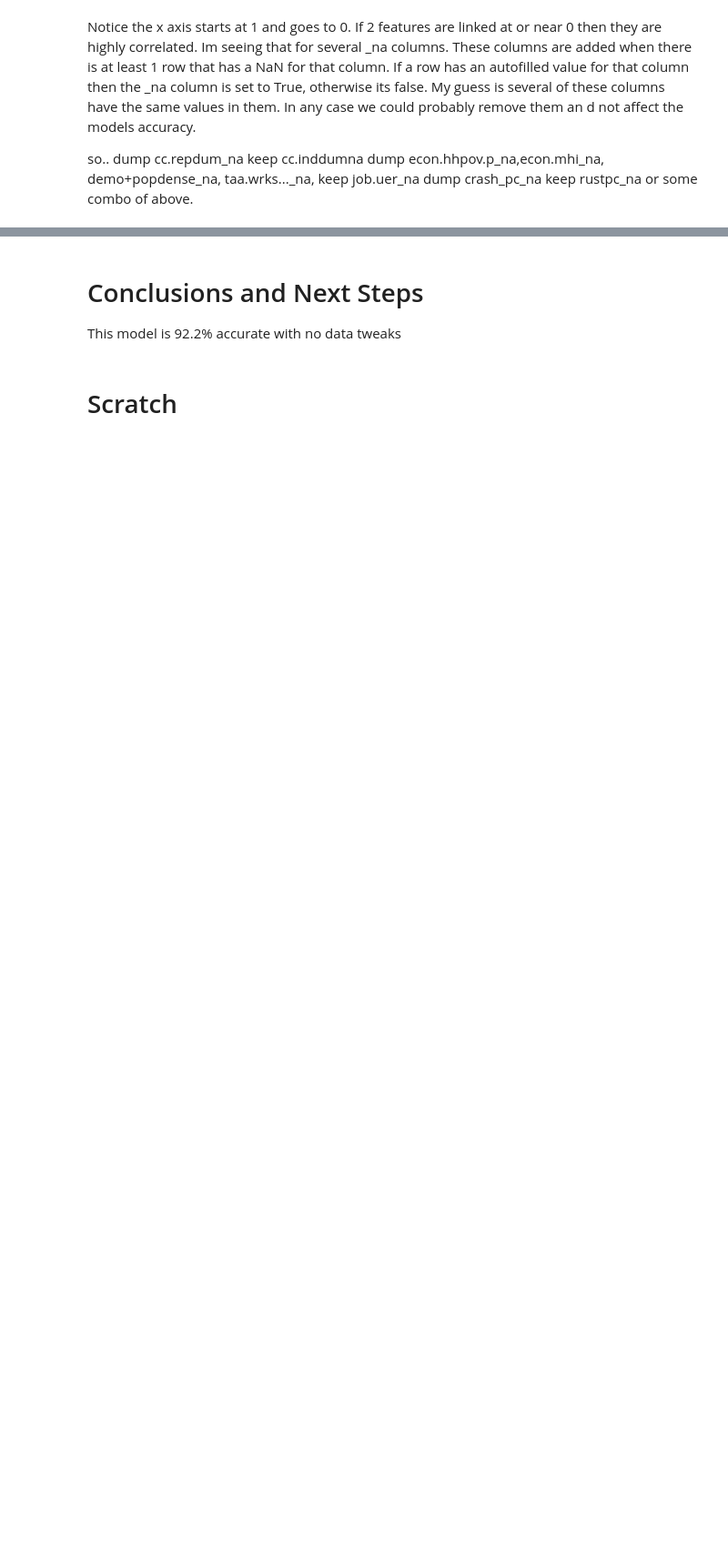
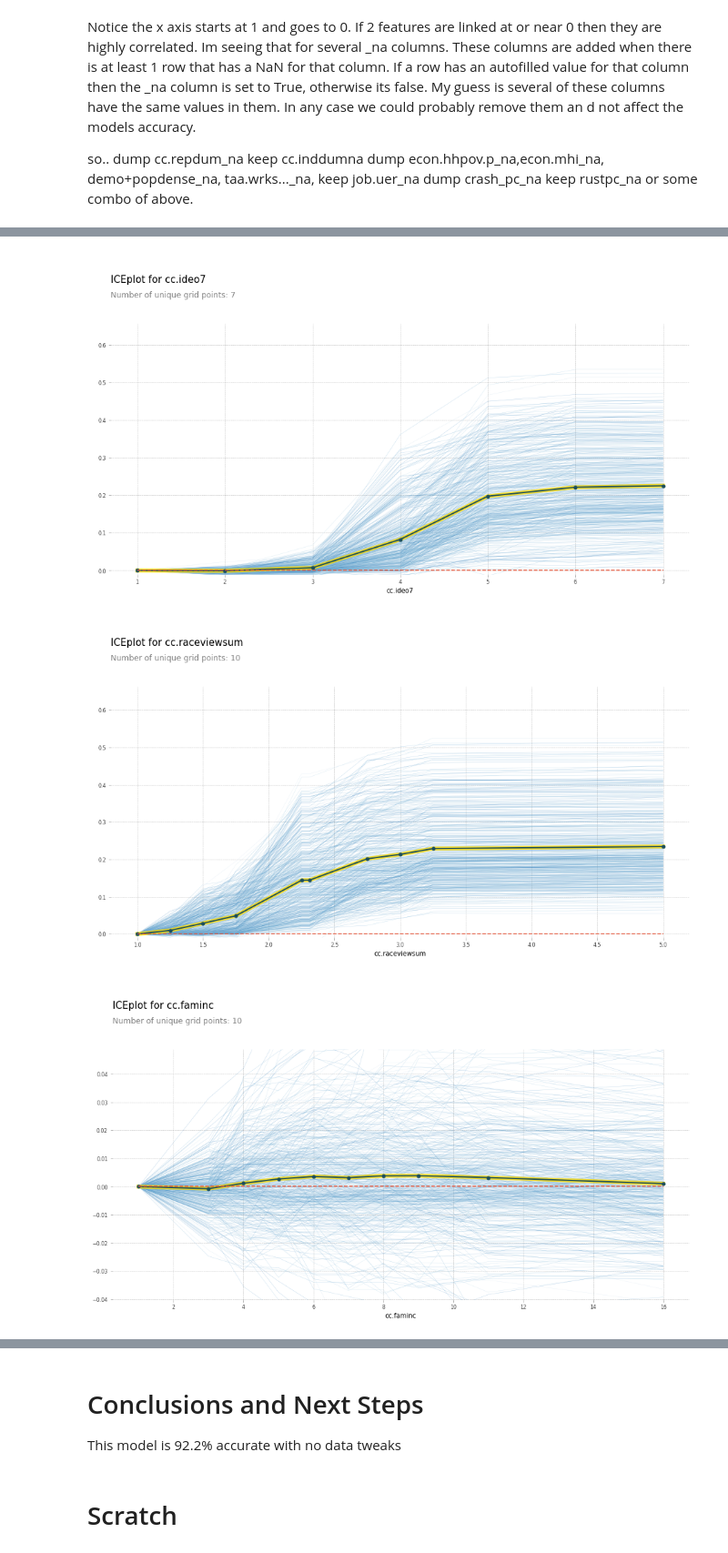
Before and after one commit to kperkins411/VoterAnalysis, a Jupyter notebook: VA_RandomForest.ipynb, the cells around one changed output, grey strips where cells are left out. Shown at 91% size. Saved outputs shown, nothing was run; the diff lists cells and outputs as text; code cells hidden in the pictures; blank space fills up the shorter version.

```diff
--- a/VA_RandomForest.ipynb
+++ b/VA_RandomForest.ipynb
@@ -290,0 +336,16 @@ or some combo of above.
+# %%
+import matplotlib.font_manager
+def plot_pdp(feat, m, x, clusters=None, feat_name=None):
+    feat_name = feat_name or feat
+    p = pdp.pdp_isolate(m, x, feat)
+    return pdp.pdp_plot(p, feat_name, plot_lines=True,
+                        cluster=clusters is not None, n_cluster_centers=clusters)
+# %%
+plot_pdp('cc.ideo7', m_rf, trn[:500])
+plot_pdp('cc.raceviewsum', m_rf, trn[:500])
+plot_pdp('cc.faminc', m_rf, trn[:500])
+plot_pdp('cc.blackdum', m_rf, trn[:500])   #this is a bool, only 2 values so pdp should be linear
+# %% [output]
+[figure, added]
+[figure, added]
+[figure, added]
```
Also changed, not shown: parts of 26 cells of this notebook, 1 other file.
